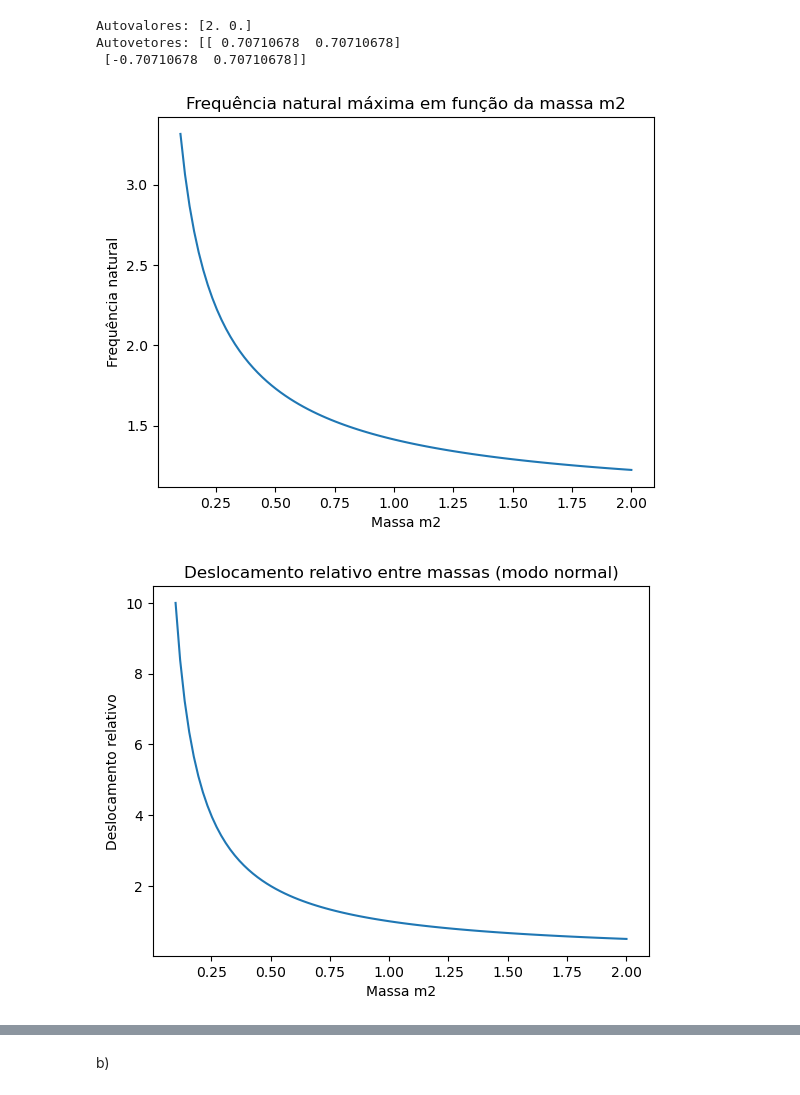
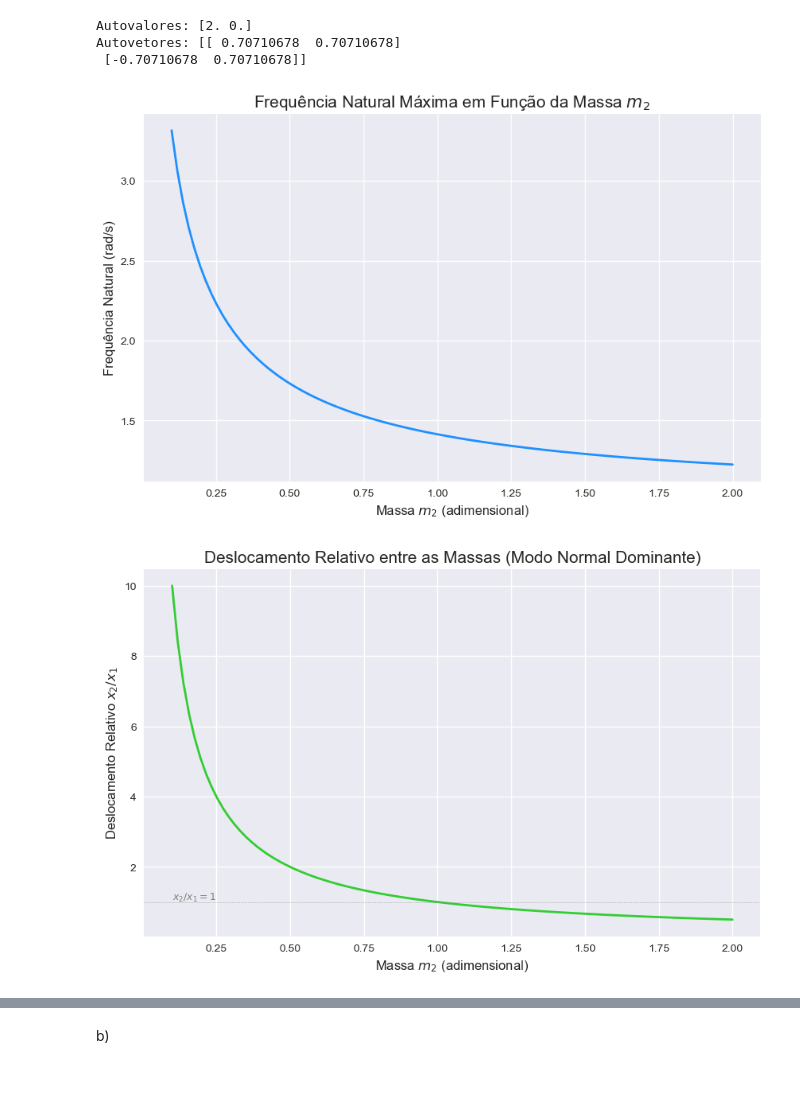
Before and after one commit to LuizDaniel-2/ATV4_FisComp, a Jupyter notebook: ATV4.ipynb, the cells around one changed output, grey strips where cells are left out. Drawn from its saved outputs; the diff is of its cells as text; code cells hidden in the pictures.

```diff
--- a/ATV4.ipynb
+++ b/ATV4.ipynb
@@ -127,45 +127,63 @@ Autovetores: [[ 0.70710678  0.70710678]
 # %%
 import numpy as np
 import matplotlib.pyplot as plt
 from numpy.linalg import eig
 
-m2 = np.linspace(0.1, 2, 100)
+m2 = np.linspace(0.1, 2, 100) # Variação da massa m2
 m1 = 1  # massa fixa
 k = 1   # constante da mola
 
 modos = []
 desloc_relativo = []
 
 for m2n in m2:
     # Matriz de coeficientes do sistema
     B = np.array([[k/m1, -k/m1], [-k/m2n, k/m2n]])
     autovalores, autovetores = eig(B)
 
     # Seleciona o maior autovalor (frequência natural máxima)
     idx = np.argmax(autovalores)
     freq_natural = np.sqrt(autovalores[idx])
     modos.append(freq_natural)
 
     # Autovetor correspondente ao maior autovalor (modo normal)
     modo_normal = autovetores[:, idx]
     # Normaliza para que o deslocamento da primeira massa seja 1
-    modo_normal = -1*modo_normal / modo_normal[0]
-    # Guarda o deslocamento relativo entre as massas
+    # Multiplicar por -1 para garantir que a primeira massa tenha um deslocamento positivo se preferir
+    modo_normal = -1 * modo_normal / modo_normal[0]
+    # Guarda o deslocamento relativo entre as massas (deslocamento de m2 quando m1 é 1)
     desloc_relativo.append(modo_normal[1])
 
-# Gráfico das frequências naturais
-plt.plot(m2, modos, label='Frequência natural máxima')
-plt.xlabel('Massa m2')
-plt.ylabel('Frequência natural')
-plt.title('Frequência natural máxima em função da massa m2')
+# --- Gráfico das Frequências Naturais ---
+plt.figure(figsize=(10, 6)) # Tamanho da figura
+plt.style.use('seaborn-v0_8-darkgrid') # Aplica um estilo moderno
+
+plt.plot(m2, modos,
+         color='dodgerblue', # Cor mais vibrante
+         linewidth=2,        # Espessura da linha
+         label='Frequência Natural Máxima') # Legenda clara
+
+plt.xlabel('Massa $m_2$ (adimensional)', fontsize=12) # Rótulo do eixo X com notação LaTeX
+plt.ylabel('Frequência Natural (rad/s)', fontsize=12) # Rótulo do eixo Y
+plt.title('Frequência Natural Máxima em Função da Massa $m_2$', fontsize=15) # Título do gráfico
 plt.show()
 
-# Gráfico do deslocamento relativo
-plt.plot(m2, desloc_relativo, label='Deslocamento relativo (m2/m1)')
-plt.xlabel('Massa m2')
-plt.ylabel('Deslocamento relativo')
-plt.title('Deslocamento relativo entre massas (modo normal)')
+# --- Gráfico do Deslocamento Relativo ---
+plt.figure(figsize=(10, 6)) # Tamanho da figura
+plt.style.use('seaborn-v0_8-darkgrid') # Aplica o mesmo estilo
+
+plt.plot(m2, desloc_relativo,
+         color='limegreen', # Outra cor vibrante
+         linewidth=2,        # Espessura da linha
+         label='Deslocamento Relativo de $m_2$ (quando $x_1=1$)') # Legenda clara
+
+plt.xlabel('Massa $m_2$ (adimensional)', fontsize=12) # Rótulo do eixo X
+plt.ylabel('Deslocamento Relativo $x_2/x_1$', fontsize=12) # Rótulo do eixo Y com notação LaTeX
+plt.title('Deslocamento Relativo entre as Massas (Modo Normal Dominante)', fontsize=15) # Título do gráfico
+
+plt.axhline(1, color='gray', linestyle=':', linewidth=0.5) # Linha de referência em y=1 (x2/x1=1)
+plt.text(m2.min(), 1.05, '$x_2/x_1 = 1$', color='gray', fontsize=9) # Texto para a linha de referência
 plt.show()
 # %% [output]
-[figure, old version]
+[figure, new version]
-[figure, old version]
+[figure, new version]
```
Also changed, not shown: parts of 16 cells of this notebook.
